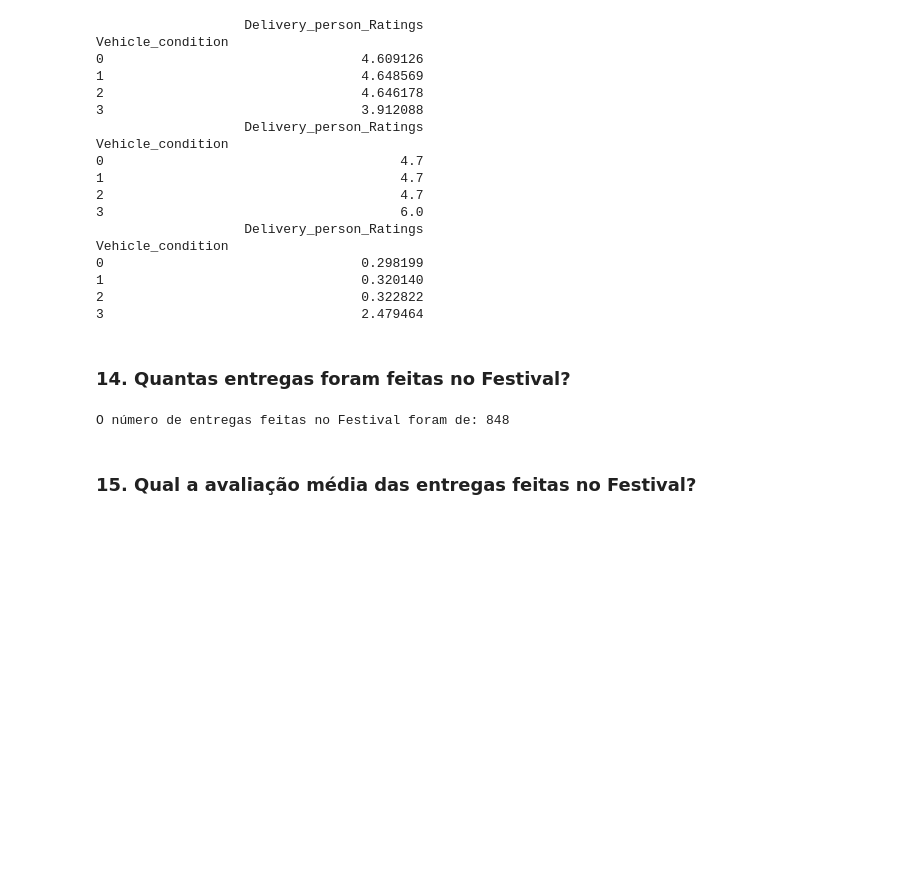
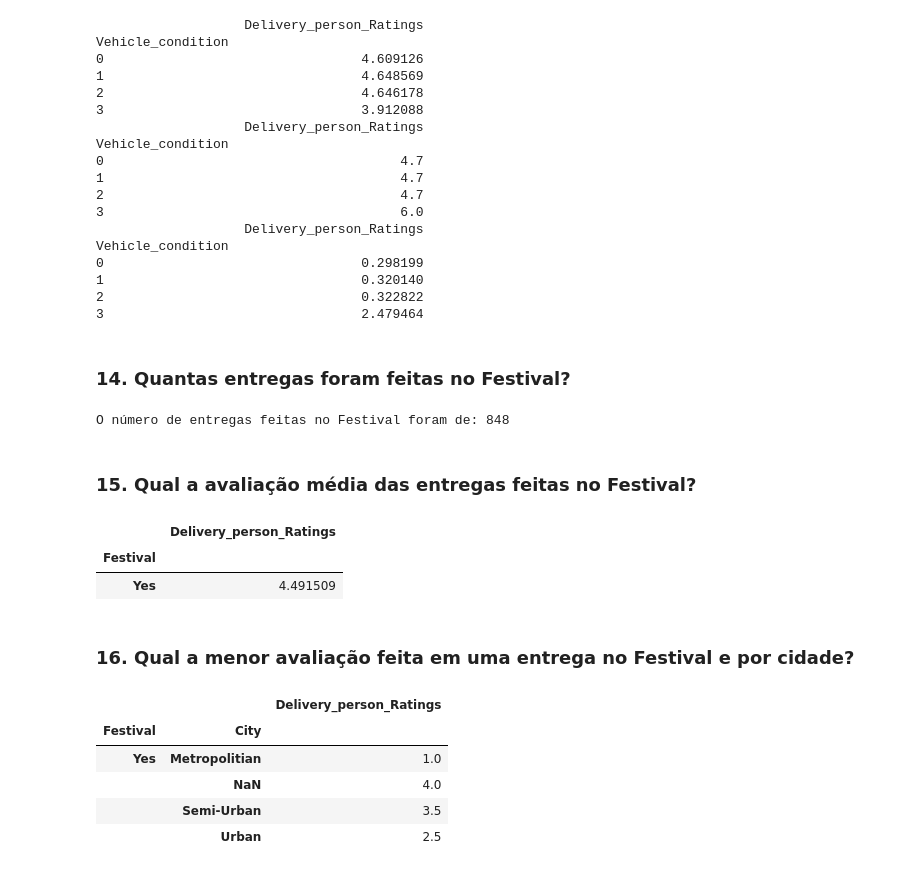
Before and after one commit to LuiMagno/DS_Notebooks, a Jupyter notebook: ComunidadeDS/FTC_Python/Exercícios 02 - Ciclo04.ipynb, the cells around one changed output. Cells and saved outputs as stored; diff of their text form; code cells hidden in the pictures; blank space fills up the shorter version.

```diff
--- a/ComunidadeDS/FTC_Python/Exercícios 02 - Ciclo04.ipynb
+++ b/ComunidadeDS/FTC_Python/Exercícios 02 - Ciclo04.ipynb
@@ -310,9 +310,32 @@ Vehicle_condition
 # %% [markdown]
 ### 14. Quantas entregas foram feitas no Festival?
 # %%
-df_festival = df.loc[df['Festival'] == 'Yes '].shape[0]
-print(f'O número de entregas feitas no Festival foram de: {df_festival}')
+df_festival = df.loc[df['Festival'] == 'Yes ']
+print(f'O número de entregas feitas no Festival foram de: {df_festival.shape[0]}')
 # %% [output]
 O número de entregas feitas no Festival foram de: 848
 # %% [markdown]
 ### 15. Qual a avaliação média das entregas feitas no Festival?
+# %%
+cols = ['Delivery_person_Ratings', 'Festival']
+
+media_festival = df_festival.loc[:, cols].groupby(['Festival']).mean()
+media_festival
+# %% [output]
+|  | Delivery_person_Ratings |
+| Festival |  |
+| Yes | 4.491509 |
+# %% [markdown]
+### 16. Qual a menor avaliação feita em uma entrega no Festival e por cidade?
+# %%
+cols = ['Delivery_person_Ratings', 'Festival', 'City']
+
+media_cidade_festival = df_festival.loc[:, cols].groupby(['Festival', 'City']).min()
+media_cidade_festival
+# %% [output]
+|  |  | Delivery_person_Ratings |
+| Festival | City |  |
+| Yes | Metropolitian | 1.0 |
+|  | NaN | 4.0 |
+|  | Semi-Urban | 3.5 |
+|  | Urban | 2.5 |
```
Also changed, not shown: parts of 8 cells of this notebook.
